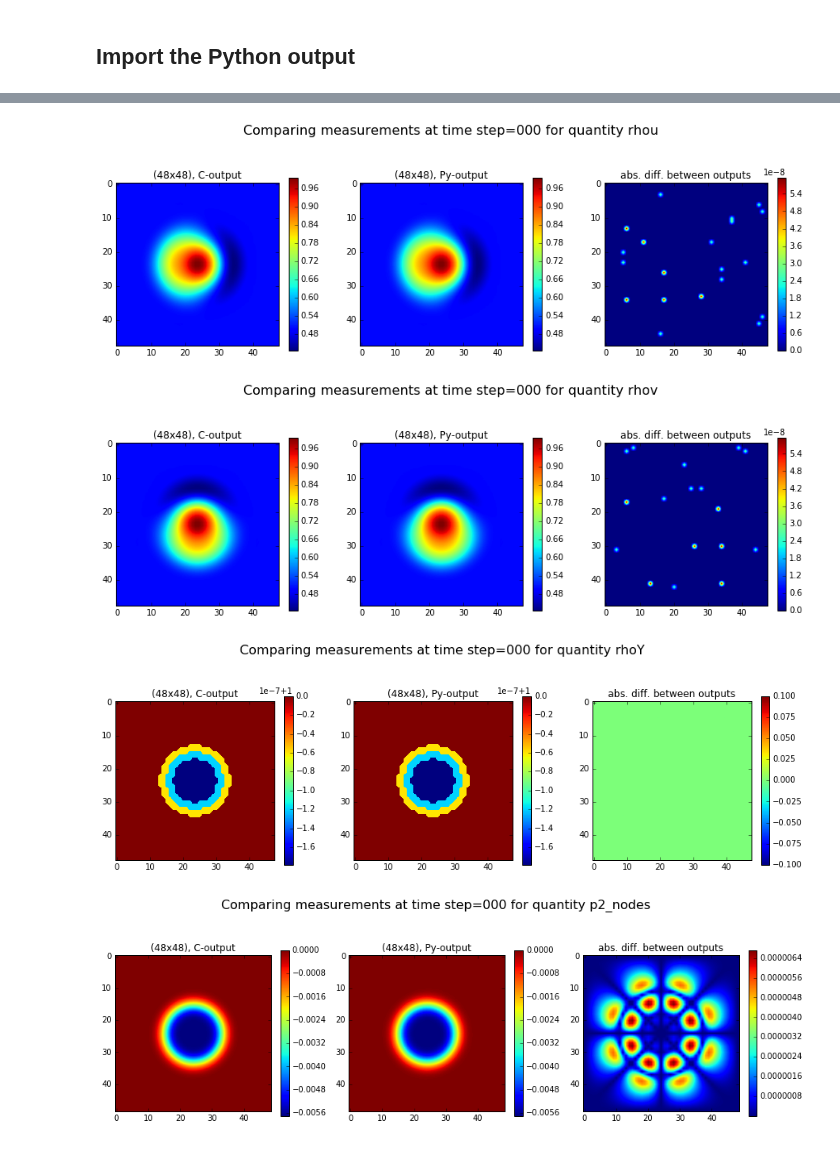
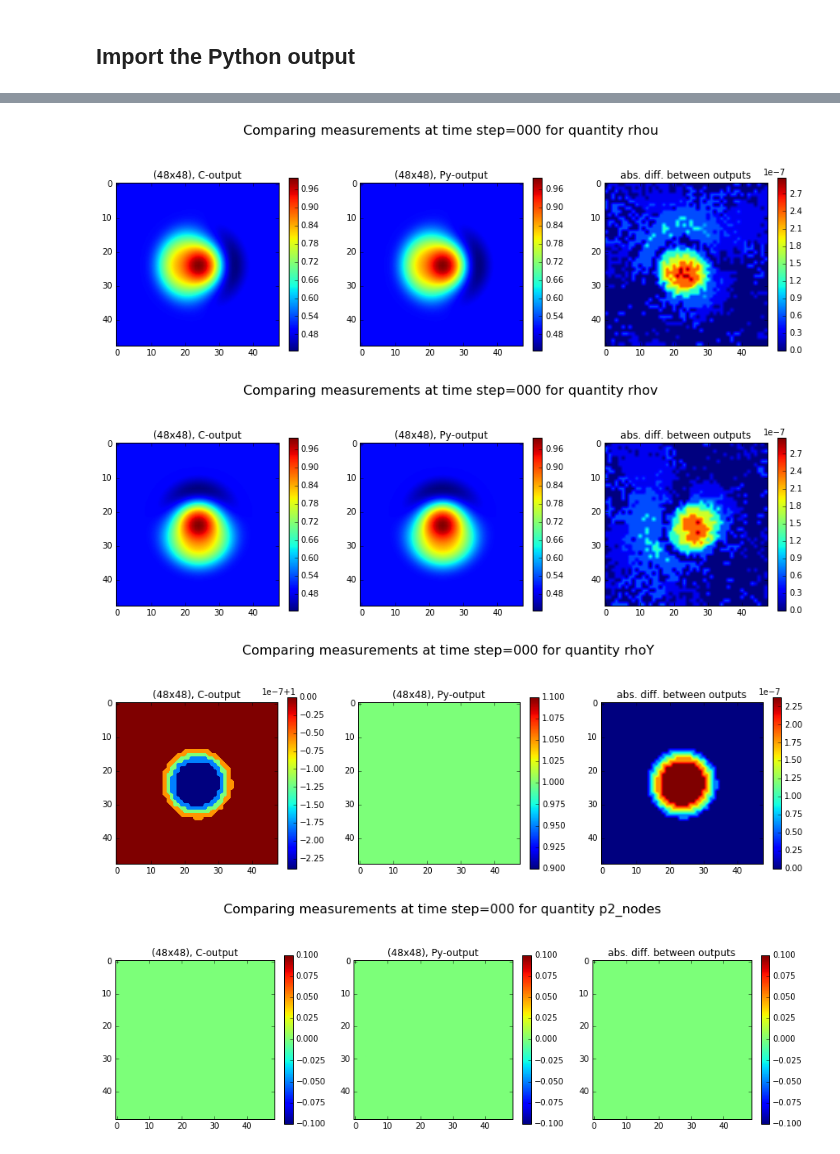
Before and after one commit to ray-chew/pyBELLA, a Jupyter notebook: RKLM_Reference/hdf4-5_converter_viewer.ipynb, the cells around one changed output, grey strips where cells are left out. Cells and saved outputs as stored; diff of their text form; code cells hidden in the pictures.

```diff
--- a/RKLM_Reference/hdf4-5_converter_viewer.ipynb
+++ b/RKLM_Reference/hdf4-5_converter_viewer.ipynb
@@ -199,17 +199,17 @@ def diff_plot(py_arr,c_arr,time,att):
 # %%
 py_time = 0
 
-typ = 'COMP'
-# typ = 'PI'
+# typ = 'COMP'
+typ = 'PI'
 
-tag = 'ic'
-tag = 'before_advect'
-tag = 'after_advect'
-tag = 'after_ebnaexp'
-tag = 'after_ebnaimp'
-tag = 'after_half_step'
+# tag = 'ic'
+# tag = 'before_advect'
+# tag = 'after_advect'
+# tag = 'after_ebnaexp'
+# tag = 'after_ebnaimp'
+# tag = 'after_half_step'
 tag = 'after_efna'
-# tag = 'after_full_advect'
+tag = 'after_full_advect'
 # tag = 'after_full_ebnaexp'
 # tag = 'after_full_step'
 
@@ -273,4 +273,4 @@ for att in atts:
-[figure, old version]
+[figure, new version]
-[figure, old version]
+[figure, new version]
-[figure, old version]
+[figure, new version]
-[figure, old version]
+[figure, new version]
```
Also changed, not shown: parts of 1 cell of this notebook, 5 other files.
